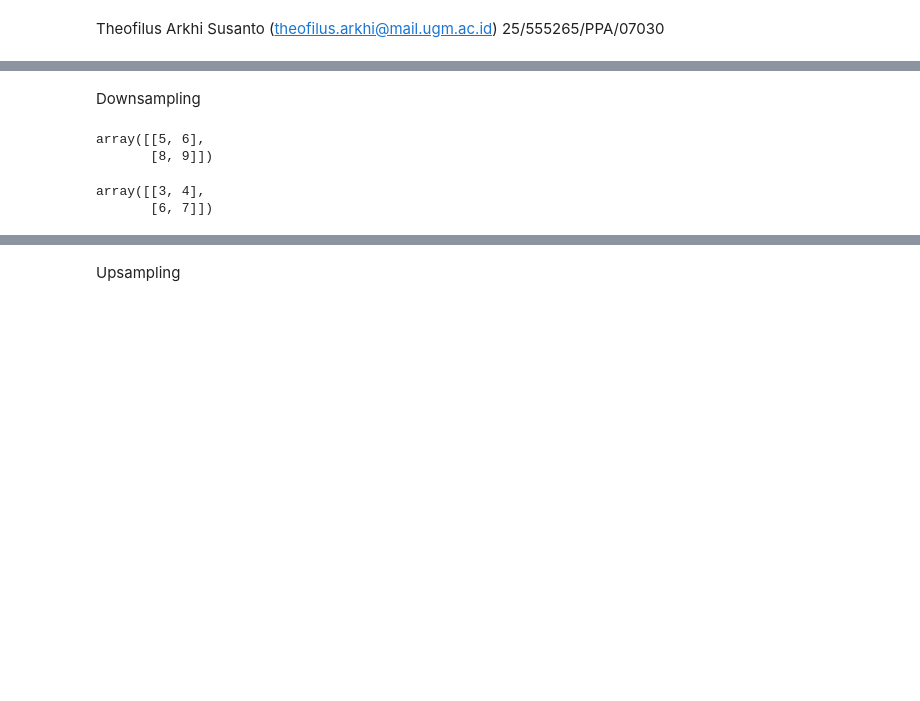
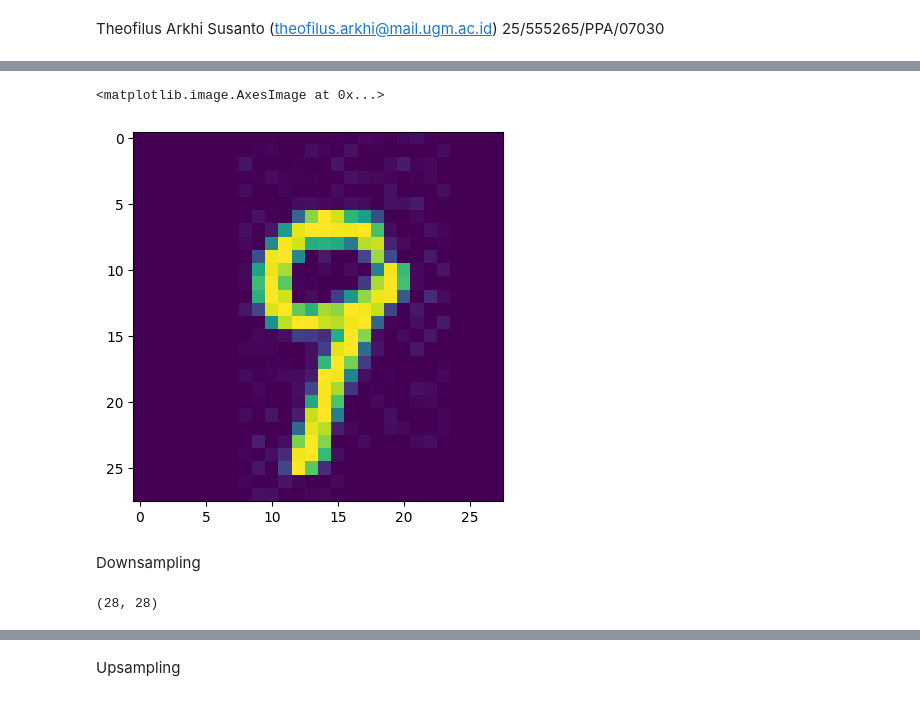
Before and after one commit to fujimotoAr/PACD-Assignments, a Jupyter notebook: PCD_Assignment01.ipynb, the cells around one changed output, grey strips where cells are left out. Cells and saved outputs as stored; diff of their text form; code cells hidden in the pictures; blank space fills up the shorter version.

Commit message:
add image

```diff
--- a/PCD_Assignment01.ipynb
+++ b/PCD_Assignment01.ipynb
@@ -13,3 +23,11 @@ matrix = [
+# %%
+image = cv2.imread("image-assignment-1/img_83.jpg")
+image = cv2.cvtColor(image, cv2.COLOR_BGR2GRAY)
+# %%
+plt.imshow(image)
+# %% [output]
+<matplotlib.image.AxesImage at 0x...>
+[figure, added]
 # %% [markdown]
 Downsampling
 # %%
@@ -83,13 +100,7 @@ def median_downsampling(matrix):
         pass
 
   return new_list
-# %%
-max_downsampling(matrix)
-# %% [output]
-array([[5, 6],
-       [8, 9]])
-# %%
-mean_downsampling(matrix)
-# %% [output]
-array([[3, 4],
-       [6, 7]])
+# %%
+image.shape
+# %% [output]
+(28, 28)
```
Also changed, not shown: parts of 24 cells of this notebook, 1 other file.
